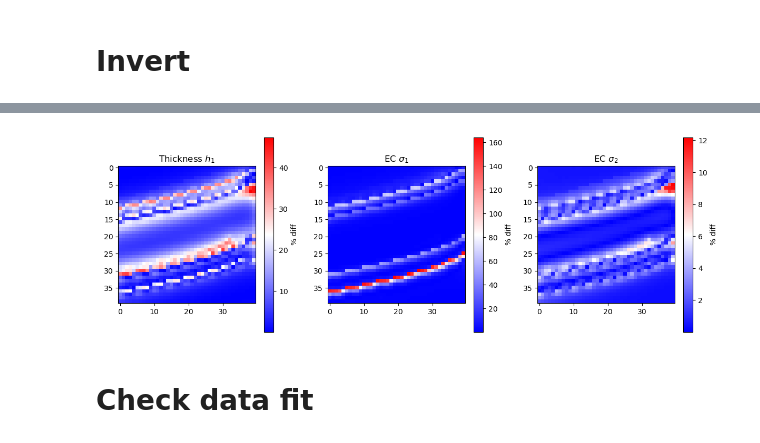
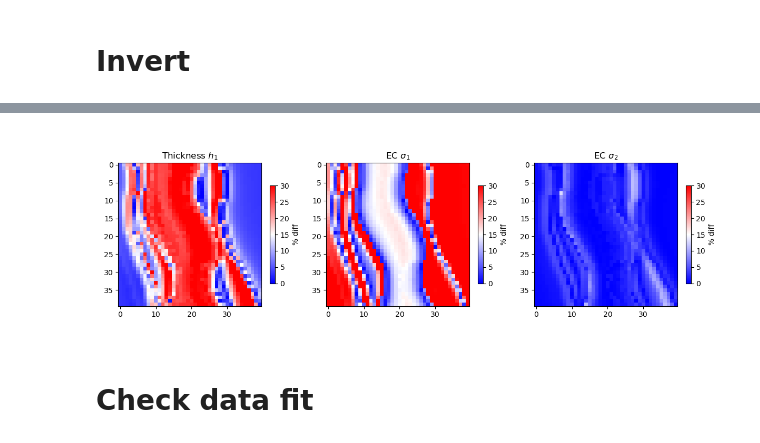
Before and after one commit to mariacarrizo/FDEM_LCI_PWI, a Jupyter notebook: Channel/15_Piecewise_3DChannel.ipynb, the cells around one changed output, grey strips where cells are left out. Saved outputs shown, nothing was run; the diff lists cells and outputs as text; code cells hidden in the pictures.

```diff
--- a/Channel/15_Piecewise_3DChannel.ipynb
+++ b/Channel/15_Piecewise_3DChannel.ipynb
@@ -19,11 +19,11 @@ from Plot import grid
 # Load data
 # %%
 print('Using files:')
-print('data/data_3DChannel_nosort.npy')
+print('data/data_3DChannel_nosort_new.npy')
 print()
 
 # model parameters [h_1, sigma_1, sigma_2]
 
-data = np.load('data/data_3DChannel_nosort.npy')
+data = np.load('data/data_3DChannel_nosort_new.npy')
 # %% [output]
 Using files:
@@ -31,4 +31,4 @@ data/data_3DChannel_nosort.npy
 # %%
 # Load true model
 
-model_true = np.load('models/model_3DChannel.npy')
+model_true = np.load('models/model_3DChannel_new.npy')
@@ -38,15 +42,15 @@ nlay = 2 # number of layers
 # %%
 fop = FDEM1DModelling_nosort(nlay=nlay)
 
-transThk = pg.trans.TransLogLU(0.1,5)
-transSig = pg.trans.TransLogLU(1/1000,200/1000)
+transThk = pg.trans.TransLogLU(0.1,4)
+transSig = pg.trans.TransLogLU(5/1000,200/1000)
 
 fop.region(0).setTransModel(transThk)
 fop.region(1).setTransModel(transSig)
 
 # Perform inversion in each position
 
-startModel = np.array([3, 0.1, 0.1]) # initial model
+startModel = np.array([3, 0.05, 0.05]) # initial model
 
 model_inv = []
 response = []
@@ -63,6 +67,9 @@ for pos in range(npos):
 m = np.array(model_inv)
 
 m = m.reshape(40,40,3)
+# %%
+m[:,:,1:] = m[:,:,1:]*1000
+model_true[:,:,1:] = model_true[:,:,1:]*1000
 # %%
 model_inv_grid = []
 
@@ -149,21 +156,21 @@ plt.tight_layout()
 # %%
 fig, ax = plt.subplots(1,3, figsize=(12,4))
 
-c1 = ax[0].imshow(np.abs((model_true[:,:,0].T-m[:,:,0])/model_true[:,:,0].T)*100, cmap='bwr')
-fig.colorbar(c1, ax=ax[0], label='% diff')
+c1 = ax[0].imshow(np.abs((model_true[:,:,0].T-m[:,:,0])/model_true[:,:,0].T)*100, cmap='bwr', vmin=0, vmax=30)
+fig.colorbar(c1, ax=ax[0], label='% diff', shrink=0.5)
 ax[0].set_title('Thickness $h_1$')
 
-c2 = ax[1].imshow(np.abs((model_true[:,:,1].T-m[:,:,1])/model_true[:,:,1].T)*100, cmap='bwr')
-fig.colorbar(c2, ax=ax[1], label='% diff')
+c2 = ax[1].imshow(np.abs((model_true[:,:,1].T-m[:,:,1])/model_true[:,:,1].T)*100, cmap='bwr', vmin=0, vmax=30)
+fig.colorbar(c2, ax=ax[1], label='% diff', shrink=0.5)
 ax[1].set_title('EC $\sigma_1$')
 
-c3 = ax[2].imshow(np.abs((model_true[:,:,2].T-m[:,:,2])/model_true[:,:,2].T)*100, cmap='bwr')
-fig.colorbar(c3, ax=ax[2], label='% diff')
+c3 = ax[2].imshow(np.abs((model_true[:,:,2].T-m[:,:,2])/model_true[:,:,2].T)*100, cmap='bwr', vmin=0, vmax=30)
+fig.colorbar(c3, ax=ax[2], label='% diff', shrink=0.5)
 ax[2].set_title('EC $\sigma_2$')
 
 plt.tight_layout()
 # %% [output]
-[figure, old version]
+[figure, new version]
 # %% [markdown]
 # Check data fit
 # %%
```
Also changed, not shown: parts of 11 cells of this notebook, 49 other files.
